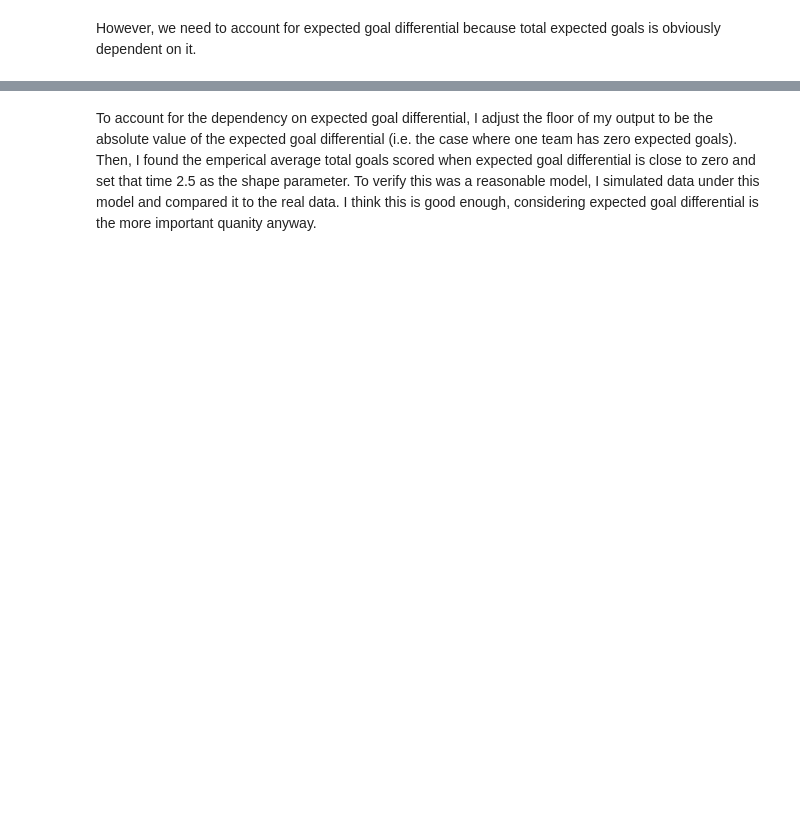
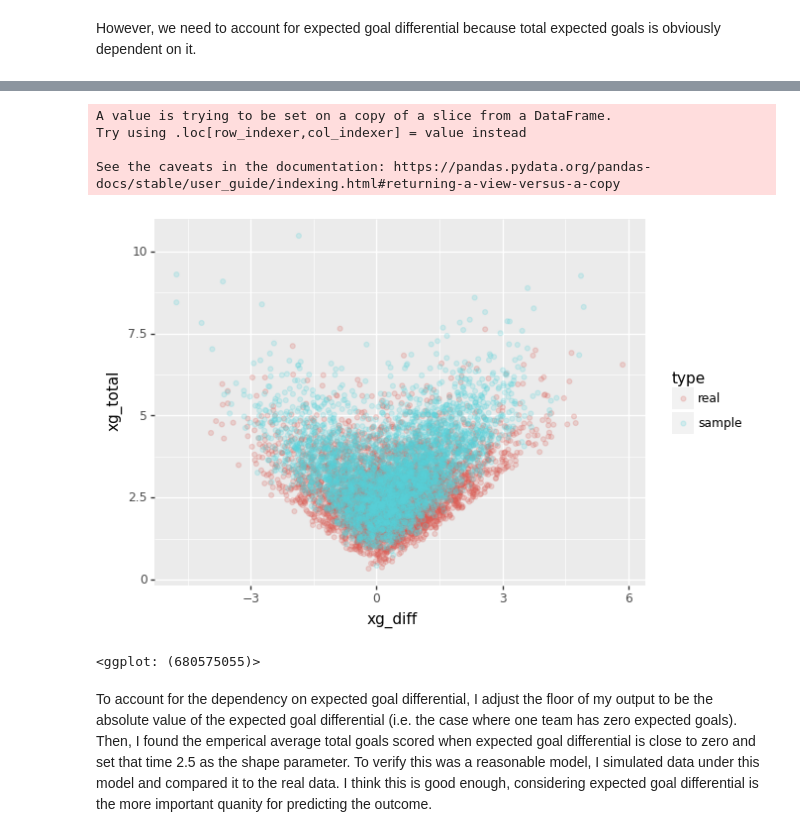
Before and after one commit to ryanyee3/epl_predictions_2022, a Jupyter notebook: exploratory.ipynb, the cells around one changed output, grey strips where cells are left out. Saved outputs shown, nothing was run; the diff lists cells and outputs as text; code cells hidden in the pictures; blank space fills up the shorter version.

Commit message:
added comparison graph

```diff
--- a/exploratory.ipynb
+++ b/exploratory.ipynb
@@ -65,2 +65,16 @@ ggplot(samples, aes("xg_diff", "xg_total")) + geom_point(aes(color="spi_diff"),
+# %%
+real_data = data[["spi_diff", "xg_diff", "xg_total"]]
+real_data["type"] = "real"
+sample_data = samples
+sample_data["type"] = "sample"
+graph_data = pd.concat([real_data, sample_data])
+ggplot(graph_data, aes("xg_diff", "xg_total")) + geom_point(aes(color="type"), alpha=0.2)
+# %% [output]
+A value is trying to be set on a copy of a slice from a DataFrame.
+Try using .loc[row_indexer,col_indexer] = value instead
+
+See the caveats in the documentation: https://pandas.pydata.org/pandas-docs/stable/user_guide/indexing.html#returning-a-view-versus-a-copy
+[figure, added]
+<ggplot: (680575055)>
 # %% [markdown]
-To account for the dependency on expected goal differential, I adjust the floor of my output to be the absolute value of the expected goal differential (i.e. the case where one team has zero expected goals). Then, I found the emperical average total goals scored when expected goal differential is close to zero and set that time 2.5 as the shape parameter. To verify this was a reasonable model, I simulated data under this model and compared it to the real data. I think this is good enough, considering expected goal differential is the more important quanity anyway.
+To account for the dependency on expected goal differential, I adjust the floor of my output to be the absolute value of the expected goal differential (i.e. the case where one team has zero expected goals). Then, I found the emperical average total goals scored when expected goal differential is close to zero and set that time 2.5 as the shape parameter. To verify this was a reasonable model, I simulated data under this model and compared it to the real data. I think this is good enough, considering expected goal differential is the more important quanity for predicting the outcome.
```
Also changed, not shown: parts of 4 cells of this notebook.
